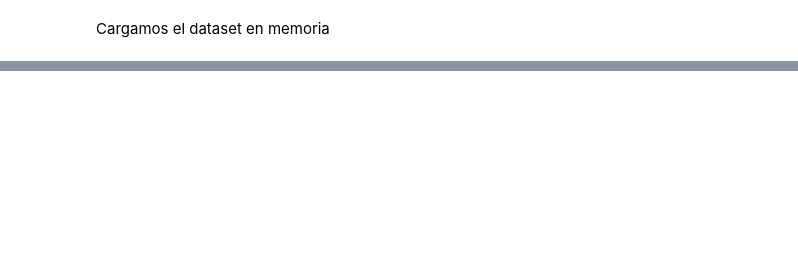
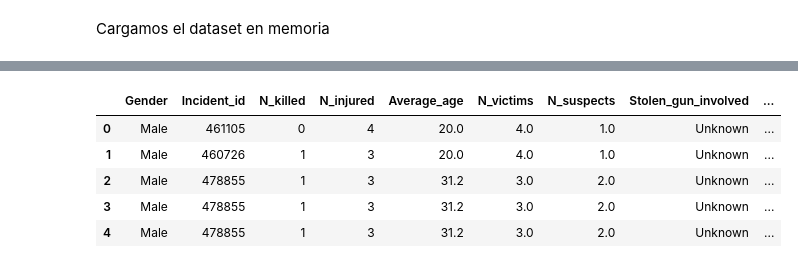
Before and after one commit to LuisG0/gun_violence_dataset, a Jupyter notebook: minors_involved_people_juanCarlos.ipynb, the cells around one changed output, grey strips where cells are left out. Drawn from its saved outputs; the diff is of its cells as text; code cells hidden in the pictures; blank space fills up the shorter version.

```diff
--- a/minors_involved_analysis_juanCarlos.ipynb
+++ b/minors_involved_people_juanCarlos.ipynb
@@ -379,0 +55,32 @@ Se concluye que no existe una diferencia significativa. De hecho, tal y como se
+# %%
+def get_status(row):
+    status_columns = ['Arrested', 'Injured', 'Killed', 'Unharmed']
+    for s in status_columns:
+        if row[s]==1:
+            return s
+
+def get_profile(row):
+    profile_columns = ['Subject-Suspect', 'Victim']
+    for p in profile_columns:
+        if row[p]==1:
+            return p
+# %%
+df_categorical = df
+
+df_categorical['age_group'] = np.where(df['Age']>=18, 'Adult', 'Minor')
+
+df_categorical['status'] = df_categorical.apply(get_status, axis=1)
+df_categorical['profile'] = df_categorical.apply(get_profile, axis=1)
+
+df_categorical = df_categorical.drop(labels=['Age','Subject-Suspect', 'Victim', 'Arrested', 'Injured', 'Killed', 'Unharmed'], axis=1)
+
+df_categorical = df_categorical[df_categorical['status'].notna()]
+# %%
+df_categorical.head()
+# %% [output]
+|  | Gender | Incident_id | N_killed | N_injured | Average_age | N_victims | N_suspects | Stolen_gun_involved | ... |
+| 0 | Male | 461105 | 0 | 4 | 20.0 | 4.0 | 1.0 | Unknown | ... |
+| 1 | Male | 460726 | 1 | 3 | 20.0 | 4.0 | 1.0 | Unknown | ... |
+| 2 | Male | 478855 | 1 | 3 | 31.2 | 3.0 | 2.0 | Unknown | ... |
+| 3 | Male | 478855 | 1 | 3 | 31.2 | 3.0 | 2.0 | Unknown | ... |
+| 4 | Male | 478855 | 1 | 3 | 31.2 | 3.0 | 2.0 | Unknown | ... |
```
Also changed, not shown: parts of 87 cells of this notebook.
